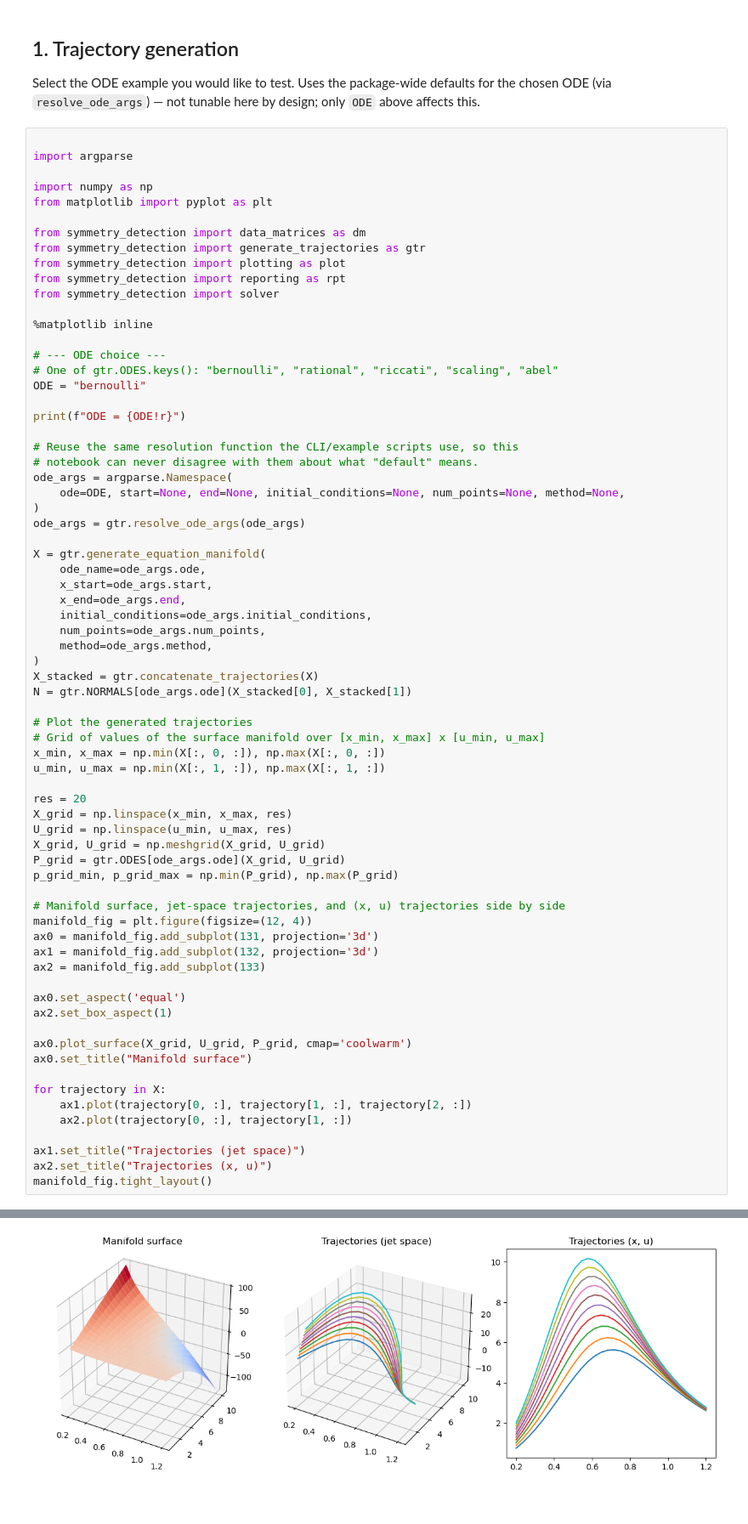
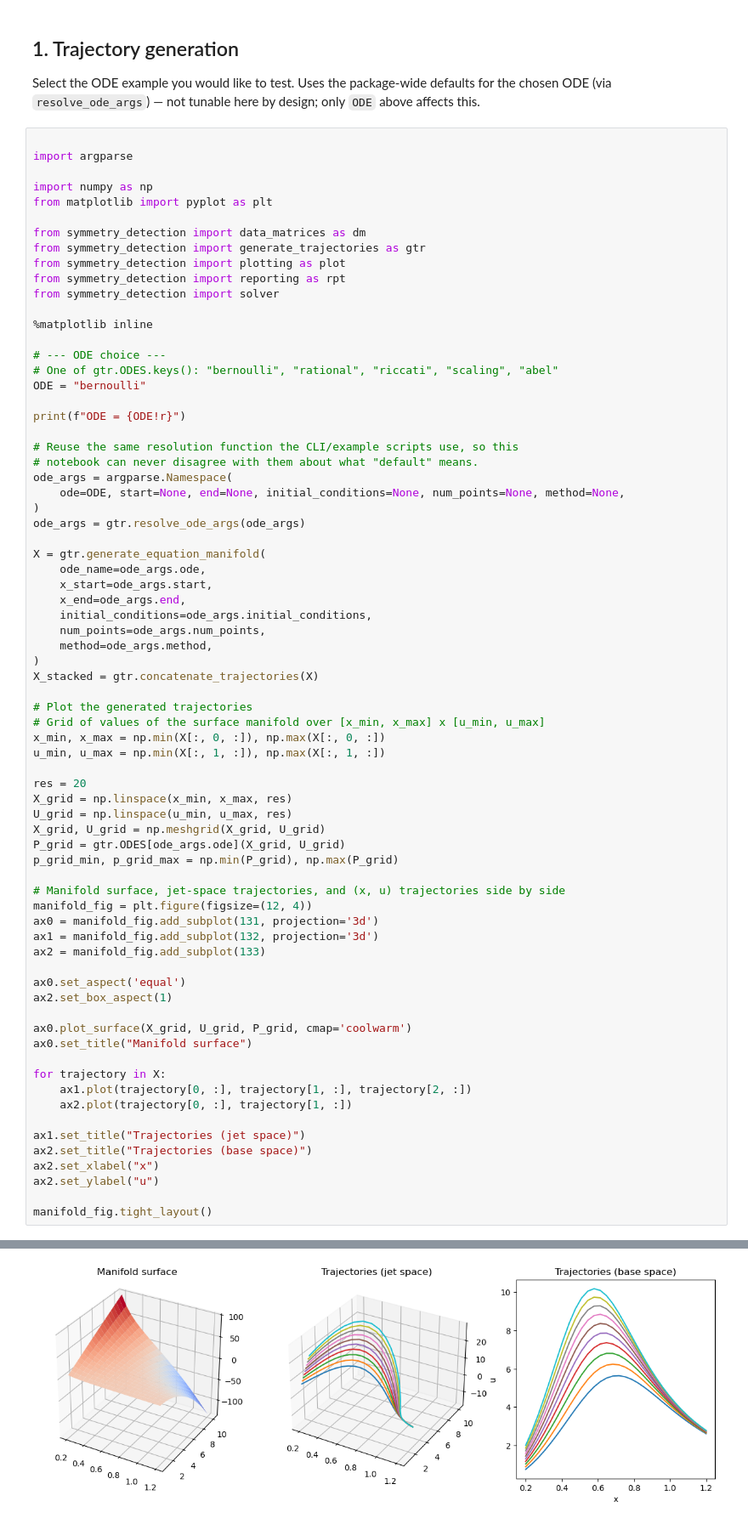
Before and after one commit to rros22/symmetry-detection, a Jupyter notebook: notebooks/ode_symmetry_explorer.ipynb, the cells around one changed output, grey strips where cells are left out. Shown at 85% size. Drawn from its saved outputs; the diff is of its cells as text; blank space fills up the shorter version.

```diff
--- a/notebooks/ode_symmetry_explorer.ipynb
+++ b/notebooks/ode_symmetry_explorer.ipynb
@@ -50,7 +50,6 @@ X = gtr.generate_equation_manifold(
     method=ode_args.method,
 )
 X_stacked = gtr.concatenate_trajectories(X)
-N = gtr.NORMALS[ode_args.ode](X_stacked[0], X_stacked[1])
 
 # Plot the generated trajectories
 # Grid of values of the surface manifold over [x_min, x_max] x [u_min, u_max]
@@ -67,32 +66,35 @@ p_grid_min, p_grid_max = np.min(P_grid), np.max(P_grid)
 # Manifold surface, jet-space trajectories, and (x, u) trajectories side by side
 manifold_fig = plt.figure(figsize=(12, 4))
 ax0 = manifold_fig.add_subplot(131, projection='3d')
 ax1 = manifold_fig.add_subplot(132, projection='3d')
 ax2 = manifold_fig.add_subplot(133)
 
 ax0.set_aspect('equal')
 ax2.set_box_aspect(1)
 
 ax0.plot_surface(X_grid, U_grid, P_grid, cmap='coolwarm')
 ax0.set_title("Manifold surface")
 
 for trajectory in X:
     ax1.plot(trajectory[0, :], trajectory[1, :], trajectory[2, :])
     ax2.plot(trajectory[0, :], trajectory[1, :])
 
 ax1.set_title("Trajectories (jet space)")
-ax2.set_title("Trajectories (x, u)")
+ax2.set_title("Trajectories (base space)")
+ax2.set_xlabel("x")
+ax2.set_ylabel("u")
+
 manifold_fig.tight_layout()
 # %% [output]
 ODE = 'bernoulli'
        ODE Configuration — BERNOULLI
 ┏━━━━━━━━━━━━━━━━━━┳━━━━━━━━━━━━━━━━━━━━━━━┓
 ┃ Parameter        ┃ Value                 ┃
 ┡━━━━━━━━━━━━━━━━━━╇━━━━━━━━━━━━━━━━━━━━━━━┩
 │ X Range          │ [0.2, 1.2]            │
 │ Resolution       │ 30 points/trajectory  │
 │ Trajectory Count │ 10 initial conditions │
 │ IC Range         │ [0.75 ... 2.00]       │
 │ Integrator       │ RK45                  │
 └──────────────────┴───────────────────────┘
-[figure, old version]
+[figure, new version]
```
Also changed, not shown: parts of 7 cells of this notebook.
